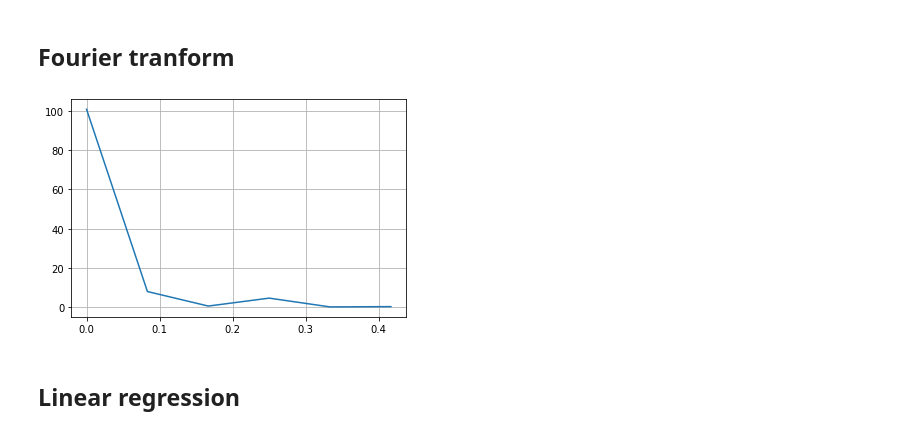
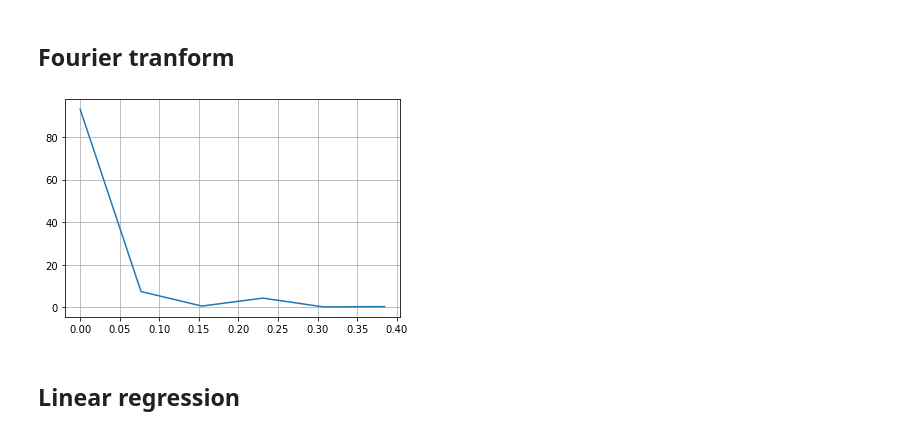
Before and after one commit to Vergenter/familyWealth, a Jupyter notebook: main.ipynb, the cells around one changed output. Cells and saved outputs as stored; diff of their text form; code cells hidden in the pictures.

```diff
--- a/main.ipynb
+++ b/main.ipynb
@@ -73,32 +66,17 @@ result = fft(poland_Cost_of_living.values)
 # %%
-import numpy as np
-from scipy.fftpack import fft
-
+from scipy.fft import fft, fftfreq
 # Number of sample points
-N = 12
+N = cost_of_living_index.size
+# sample spacing
 T = 1
-x = T*np.arange(N)
-y = np.sin(50.0 * 2.0*np.pi*x) + 0.5*np.sin(80.0 * 2.0*np.pi*x)
-yf = fft(y)
-xf = 1/(N*T)*np.arange(N//2)
+yf = fft(cost_of_living_index)
+xf = fftfreq(N, T)[:N//2]
 import matplotlib.pyplot as plt
 plt.plot(xf, 2.0/N * np.abs(yf[0:N//2]))
 plt.grid()
 plt.show()
+# %% [output]
+[figure, added]
-# %%
-from scipy.fft import fft, fftfreq
-# Number of sample points
-N = 12
-# sample spacing
-T = 1
-yf = fft(cost_of_living_index)
-xf = fftfreq(N, T)[:N//2]
-import matplotlib.pyplot as plt
-plt.plot(xf, 2.0/N * np.abs(yf[0:N//2]))
-plt.grid()
-plt.show()
-# %% [output]
-[figure, removed]
 # %% [markdown]
 ## Linear regression
 # %%
```
Also changed, not shown: parts of 3 cells of this notebook.
